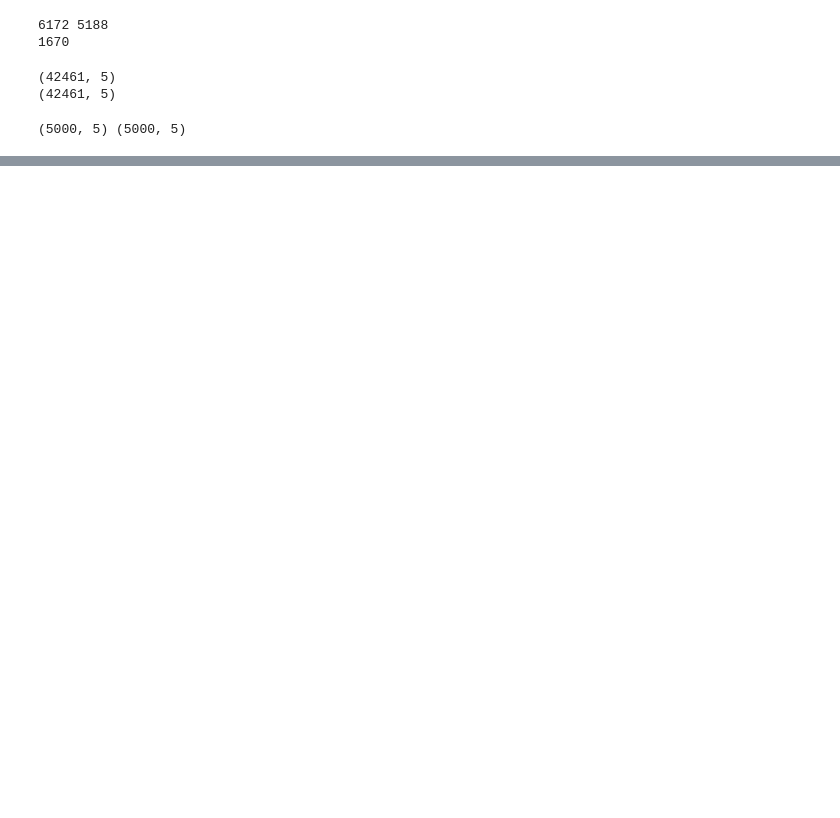
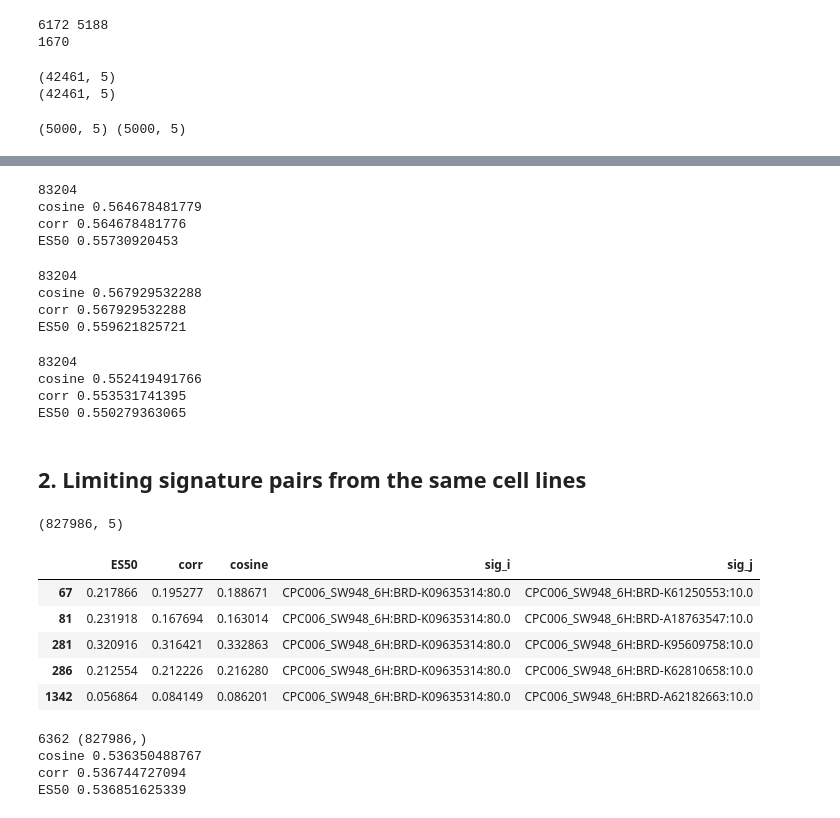
Before and after one commit to MaayanLab/L1000FWD, a Jupyter notebook: notebooks/Benchmark_connectivity.ipynb, the cells around one changed output, grey strips where cells are left out. Saved outputs shown, nothing was run; the diff lists cells and outputs as text; code cells hidden in the pictures; blank space fills up the shorter version.

Commit message:
Implemented benchmarks for signature connectivities

```diff
--- a/notebooks/Benchmark_connectivity.ipynb
+++ b/notebooks/Benchmark_connectivity.ipynb
@@ -602,4 +603,0 @@ scores computed
-# %%
-res_scores1 = compute_pscores(meta_df_sample, coll, 'chdirLm')
-print res_scores1.shape
-res_scores1.head()
@@ -673,0 +682,67 @@ pscore(sig_mat[:100], lambda x, y: gsea_score(x, y, 50))
+# %%
+truths = get_ground_truth(res_scores2, meta_df_fwd, drug_moa_df)
+print truths.sum()
+for metric in ['cosine', 'corr', 'ES50']:
+    auroc, fpr, tpr, thresholds = get_roc_curve(res_scores2, metric, truths)
+    print metric, auroc
+# %% [output]
+83204
+cosine 0.564678481779
+corr 0.564678481776
+ES50 0.55730920453
+# %%
+truths = get_ground_truth(res_scores3, meta_df_fwd, drug_moa_df)
+print truths.sum()
+for metric in ['cosine', 'corr', 'ES50']:
+    auroc, fpr, tpr, thresholds = get_roc_curve(res_scores3, metric, truths)
+    print metric, auroc
+# %% [output]
+83204
+cosine 0.567929532288
+corr 0.567929532288
+ES50 0.559621825721
+# %%
+truths = get_ground_truth(res_scores4, meta_df_fwd, drug_moa_df)
+print truths.sum()
+for metric in ['cosine', 'corr', 'ES50']:
+    auroc, fpr, tpr, thresholds = get_roc_curve(res_scores4, metric, truths)
+    print metric, auroc
+# %% [output]
+83204
+cosine 0.552419491766
+corr 0.553531741395
+ES50 0.550279363065
+# %% [markdown]
+## 2. Limiting signature pairs from the same cell lines
+# %%
+def limit_scores_df_to_same_cells(scores_df):
+    cells_i = scores_df['sig_i'].map(lambda x: x.split(':')[0].split('_')[1])
+    cells_j = scores_df['sig_j'].map(lambda x: x.split(':')[0].split('_')[1])
+
+    mask = np.where(cells_i == cells_j)[0]
+
+    return scores_df.iloc[mask]
+# %%
+res_scores1_same_cell = limit_scores_df_to_same_cells(res_scores1)
+print res_scores1_same_cell.shape
+res_scores1_same_cell.head()
+# %% [output]
+(827986, 5)
+|  | ES50 | corr | cosine | sig_i | sig_j |
+| 67 | 0.217866 | 0.195277 | 0.188671 | CPC006_SW948_6H:BRD-K09635314:80.0 | CPC006_SW948_6H:BRD-K61250553:10.0 |
+| 81 | 0.231918 | 0.167694 | 0.163014 | CPC006_SW948_6H:BRD-K09635314:80.0 | CPC006_SW948_6H:BRD-A18763547:10.0 |
+| 281 | 0.320916 | 0.316421 | 0.332863 | CPC006_SW948_6H:BRD-K09635314:80.0 | CPC006_SW948_6H:BRD-K95609758:10.0 |
+| 286 | 0.212554 | 0.212226 | 0.216280 | CPC006_SW948_6H:BRD-K09635314:80.0 | CPC006_SW948_6H:BRD-K62810658:10.0 |
+| 1342 | 0.056864 | 0.084149 | 0.086201 | CPC006_SW948_6H:BRD-K09635314:80.0 | CPC006_SW948_6H:BRD-A62182663:10.0 |
+# %%
+truths = get_ground_truth(res_scores1_same_cell, meta_df, drug_moa_df)
+print truths.sum(), truths.shape
+
+for metric in ['cosine', 'corr', 'ES50']:
+    auroc, fpr, tpr, thresholds = get_roc_curve(res_scores1_same_cell, metric, truths)
+    print metric, auroc
+# %% [output]
+6362 (827986,)
+cosine 0.536350488767
+corr 0.536744727094
+ES50 0.536851625339
```
Also changed, not shown: parts of 25 cells of this notebook.
